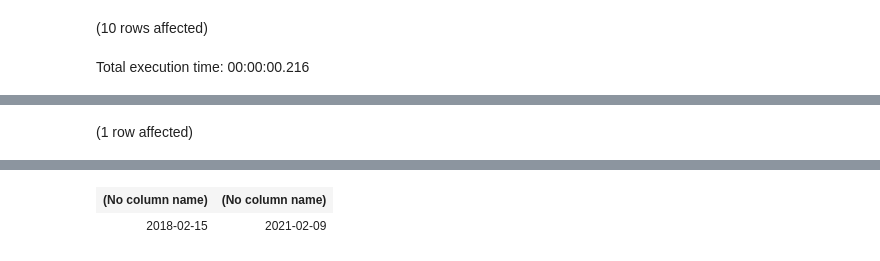
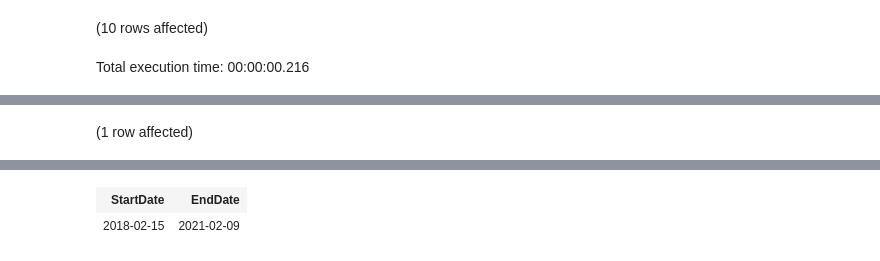
Before and after one commit to microsoft/r-server-hospital-length-of-stay, a Jupyter notebook: SQLPy/Claims/DbaHospitalLoSClaims.ipynb, the cells around one changed output, grey strips where cells are left out. Drawn from its saved outputs; the diff is of its cells as text; code cells hidden in the pictures.

```diff
--- a/SQLPy/Claims/DbaHospitalLoSClaims.ipynb
+++ b/SQLPy/Claims/DbaHospitalLoSClaims.ipynb
@@ -363,4 +368,4 @@ Total execution time: 00:00:00.121
 # %%
-select min(claimreporteddate), max(claimreporteddate) from LengthOfStay
+select min(claimreporteddate) StartDate, max(claimreporteddate) EndDate from LengthOfStay
 # %% [output]
 (1 row affected)
@@ -368,3 +373,3 @@ Total execution time: 00:00:00.160
-| (No column name) | (No column name) |
+| StartDate | EndDate |
 | 2018-02-15 | 2021-02-09 |
 # %%
```
Also changed, not shown: parts of 9 cells of this notebook, 36 other files.
